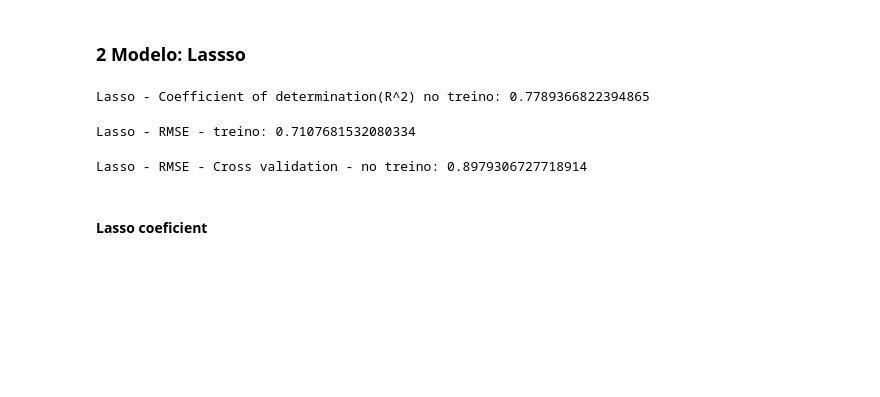
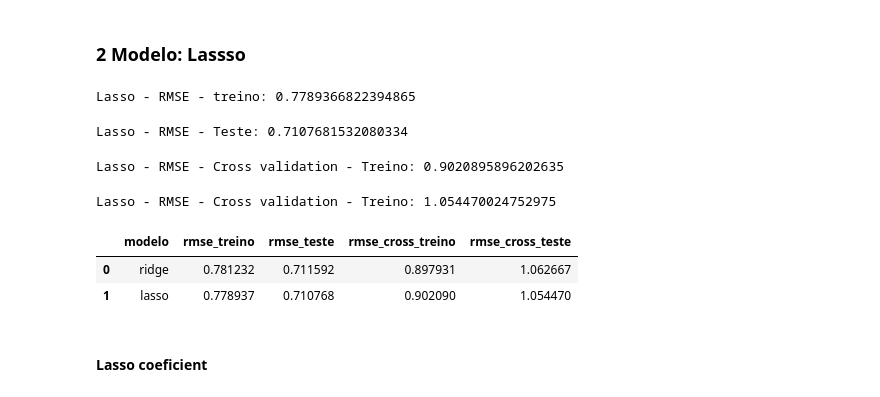
Before and after one commit to alananeo/votos, a Jupyter notebook: tarefa.ipynb, the cells around one changed output. Drawn from its saved outputs; the diff is of its cells as text; code cells hidden in the pictures; blank space fills up the shorter version.

```diff
--- a/tarefa.ipynb
+++ b/tarefa.ipynb
@@ -157,20 +165,33 @@ preds.plot(x = "preds", y = "residuals", kind = "scatter", title = "Ridge - resi
 # %%
 model_lasso = LassoCV(alphas = [1, 0.1, 0.001, 0.0005], max_iter=60000000).fit(X_train_2006, y_train_2006)
 # %%
-rmse = model_lasso.score(X_train_2006, y_train_2006)
+rmse_treino_lasso = model_lasso.score(X_train_2006, y_train_2006)
 print("Lasso - RMSE - treino: {}".format(rmse))
 # %% [output]
-Lasso - Coefficient of determination(R^2) no treino: 0.7789366822394865
+Lasso - RMSE - treino: 0.7789366822394865
 # %%
-rmse = model_lasso.score(X_test_2010, y_test_2010)
-print("Lasso - RMSE - Teste: {}".format(rmse))
+rmse_teste_lasso = model_lasso.score(X_test_2010, y_test_2010)
+print("Lasso - RMSE - Teste: {}".format(rmse_teste_lasso))
 # %% [output]
-Lasso - RMSE - treino: 0.7107681532080334
+Lasso - RMSE - Teste: 0.7107681532080334
 # %%
-rmse = -cross_val_score(model_ridge, X_train_2006, y_train_2006, scoring = "neg_mean_squared_error", cv = 5 )
-print("Lasso - RMSE - Cross validation - Treino: {} ".format(rmse.mean()))
+rmse_cross_treino_lasso = -cross_val_score(model_lasso, X_train_2006, y_train_2006, scoring = "neg_mean_squared_error", cv = 5 )
+print("Lasso - RMSE - Cross validation - Treino: {} ".format(rmse_cross_treino_lasso.mean()))
 # %% [output]
-Lasso - RMSE - Cross validation - no treino: 0.8979306727718914
+Lasso - RMSE - Cross validation - Treino: 0.9020895896202635
+# %%
+rmse_cross_teste_lasso = -cross_val_score(model_lasso, X_test_2010, y_test_2010, scoring = "neg_mean_squared_error", cv = 5 )
+print("Lasso - RMSE - Cross validation - Treino: {} ".format(rmse_cross_teste_lasso.mean()))
+# %% [output]
+Lasso - RMSE - Cross validation - Treino: 1.054470024752975
+# %%
+df_resultado = df_resultado.append({"modelo":"lasso", "rmse_treino": rmse_treino_lasso, "rmse_teste": rmse_teste_lasso, "rmse_cross_treino": rmse_cross_treino_lasso.mean(), "rmse_cross_teste":rmse_cross_teste_lasso.mean()}, ignore_index=True)
+# %%
+df_resultado
+# %% [output]
+|  | modelo | rmse_treino | rmse_teste | rmse_cross_treino | rmse_cross_teste |
+| 0 | ridge | 0.781232 | 0.711592 | 0.897931 | 1.062667 |
+| 1 | lasso | 0.778937 | 0.710768 | 0.902090 | 1.054470 |
 # %% [markdown]
 #### Lasso coeficient
 # %%
```
Also changed, not shown: parts of 21 cells of this notebook, 1 other file.
